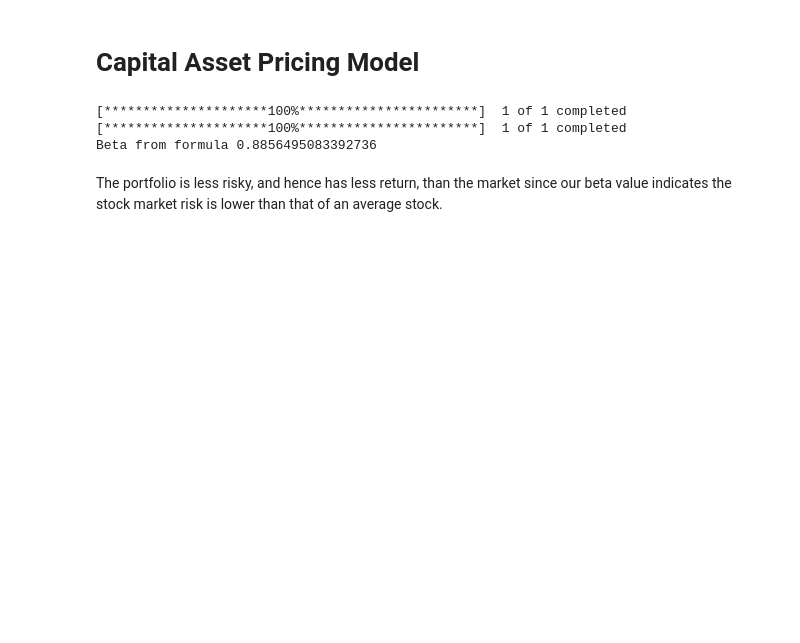
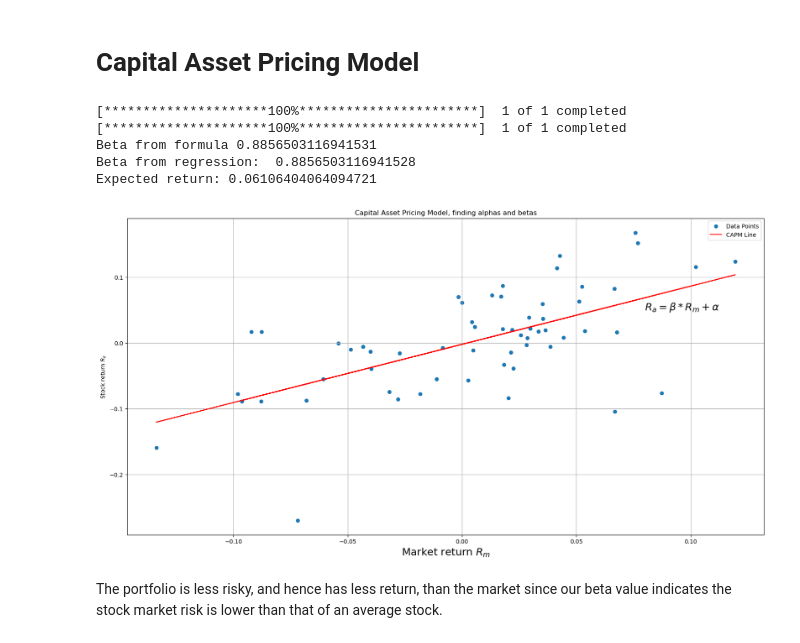
Before and after one commit to Numann-Malik/Quant, a Jupyter notebook: Quant.ipynb, the cells around one changed output. Drawn from its saved outputs; the diff is of its cells as text; code cells hidden in the pictures; blank space fills up the shorter version.

```diff
--- a/Quant.ipynb
+++ b/Quant.ipynb
@@ -185,5 +189,10 @@ Expected return, volatility and Sharpe ratio [0.20039581 0.22264177 0.90008181]
 # %% [markdown]
 # Capital Asset Pricing Model
+# %%
+# market interest rate
+RISK_FREE_RATE = 0.05
+# we will consider monthly returns - and we want to calculate the annual return
+MONTHS_IN_YEAR = 12
 # %%
 class CAPM:
 
@@ -226,34 +235,43 @@ class CAPM:
         covariance_matrix = np.cov(self.data["s_returns"], self.data["m_returns"])
         # calculating beta according to the formula
         beta = covariance_matrix[0,1] / covariance_matrix[1,1]
         print("Beta from formula", beta)
 
     def regression(self):
         # using linear regression to fit a line to the dat
         # [stock_returns, market_returns] - slope is the beta
         beta, alpha = np.polyfit(self.data['m_returns'], self.data['s_returns'], deg=1)
         print("Beta from regression: ", beta)
         # calculate the expected return according to the CAPM formula
         # we are after annual returns (and hence we multipy by 12)
-        expected_return = RISK_FREE_RATE + beta * (self.data['m_return'].mean()*MONTHS_IN_YEAR - RISK_FREE_RATE)
+        expected_return = RISK_FREE_RATE + beta * (self.data['m_returns'].mean()*MONTHS_IN_YEAR - RISK_FREE_RATE)
         print("Expected return:", expected_return)
         self.plot_regression(alpha, beta)
 
     def plot_regression(self, alpha, beta):
         fig, axis = plt.subplots(1, figsize=(20,10))
         axis.scatter(self.data["m_returns"], self.data['s_returns'], label="Data Points")
         axis.plot(self.data["m_returns"], beta * self.data["m_returns"] + alpha, color='red', label='CAPM Line')
         plt.title('Capital Asset Pricing Model, finding alphas and betas')
         plt.xlabel('Market return $R_m$', fontsize=18)
+        plt.ylabel('Stock return $R_a$')
+        plt.text(0.08, 0.05, r'$R_a = \beta * R_m + \alpha$', fontsize=18)
+        plt.legend()
+        plt.grid(True)
+        plt.show
 
 if __name__ == '__main__':
 
     capm = CAPM(['IBM','^GSPC'],'2018-01-01', '2023-01-01')
     capm.initialize()
     capm.calculate_beta()
+    capm.regression()
 # %% [output]
 [*********************100%***********************]  1 of 1 completed
 [*********************100%***********************]  1 of 1 completed
-Beta from formula 0.8856495083392736
+Beta from formula 0.8856503116941531
+Beta from regression:  0.8856503116941528
+Expected return: 0.06106404064094721
+[figure, added]
 # %% [markdown]
 The portfolio is less risky, and hence has less return, than the market since our beta value indicates the stock market risk is lower than that of an average stock.
```
Also changed, not shown: parts of 11 cells of this notebook.
